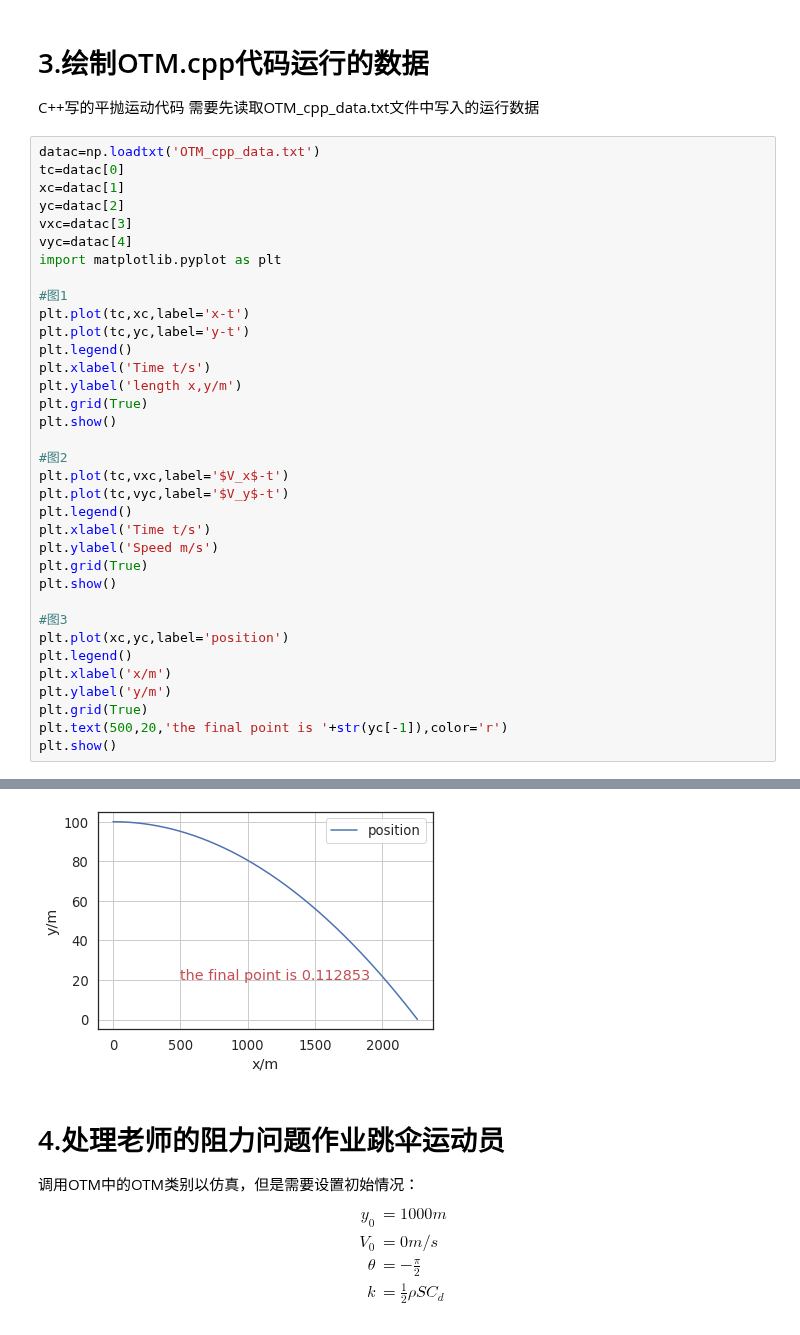
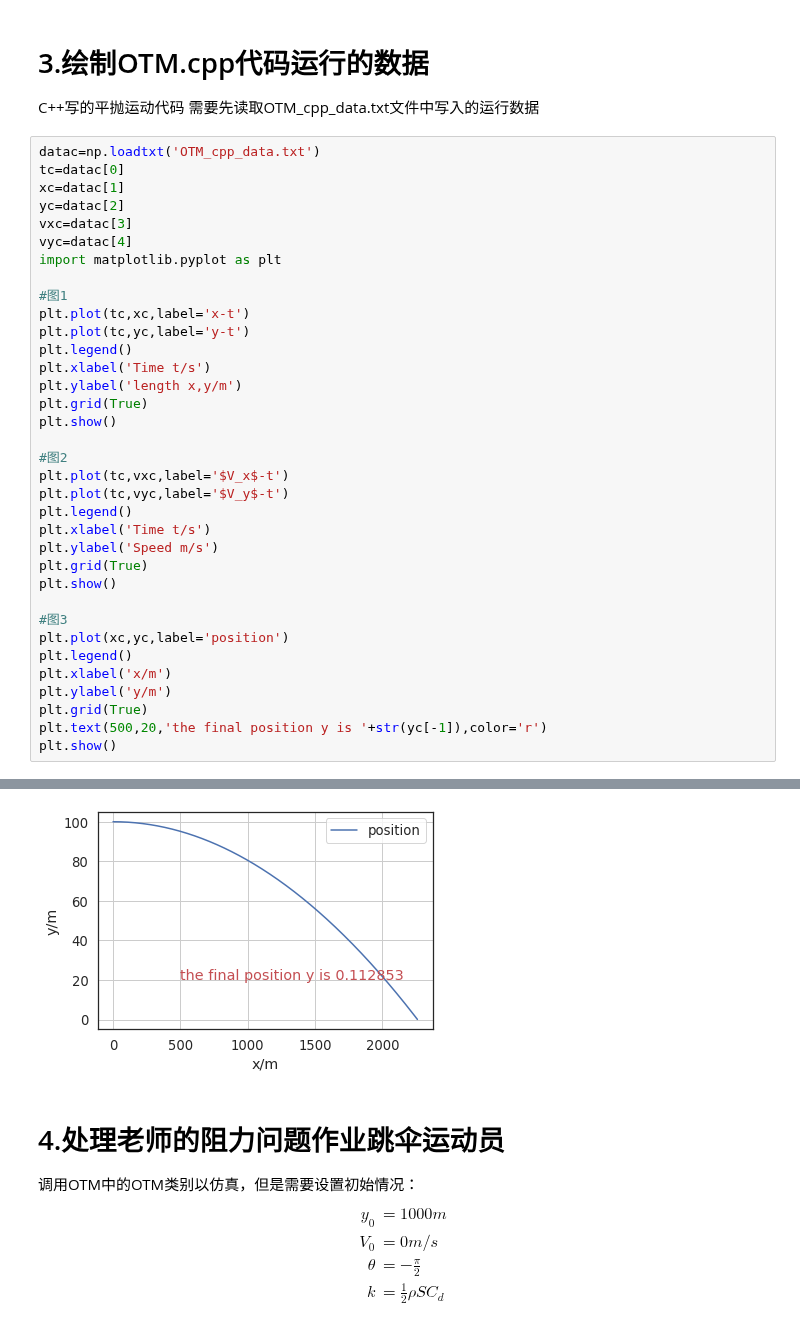
Before and after one commit to cherose2004/learning, a Jupyter notebook: project/Flight Simulation/Ch2/OTM.ipynb, the cells around one changed output, grey strips where cells are left out. Drawn from its saved outputs; the diff is of its cells as text.

```diff
--- a/project/Flight Simulation/Ch2/OTM.ipynb
+++ b/project/Flight Simulation/Ch2/OTM.ipynb
@@ -40,35 +50,35 @@ vyc=datac[4]
 import matplotlib.pyplot as plt
 
 #图1
 plt.plot(tc,xc,label='x-t')
 plt.plot(tc,yc,label='y-t')
 plt.legend()
 plt.xlabel('Time t/s')
 plt.ylabel('length x,y/m')
 plt.grid(True)
 plt.show()
 
 #图2
 plt.plot(tc,vxc,label='$V_x$-t')
 plt.plot(tc,vyc,label='$V_y$-t')
 plt.legend()
 plt.xlabel('Time t/s')
 plt.ylabel('Speed m/s')
 plt.grid(True)
 plt.show()
 
 #图3
 plt.plot(xc,yc,label='position')
 plt.legend()
 plt.xlabel('x/m')
 plt.ylabel('y/m')
 plt.grid(True)
-plt.text(500,20,'the final point is '+str(yc[-1]),color='r')
+plt.text(500,20,'the final position y is '+str(yc[-1]),color='r')
 plt.show()
 # %% [output]
 [figure]
 [figure]
-[figure, old version]
+[figure, new version]
 # %% [markdown]
 # 4.处理老师的阻力问题作业跳伞运动员
 
```
Also changed, not shown: parts of 8 cells of this notebook, 4 other files.
